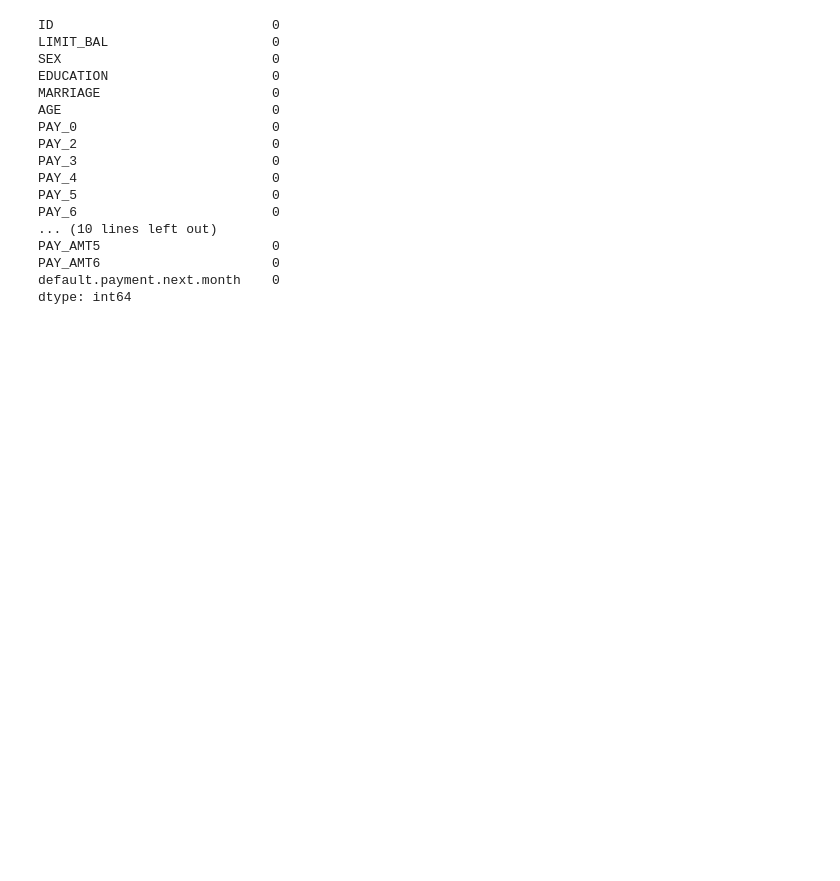
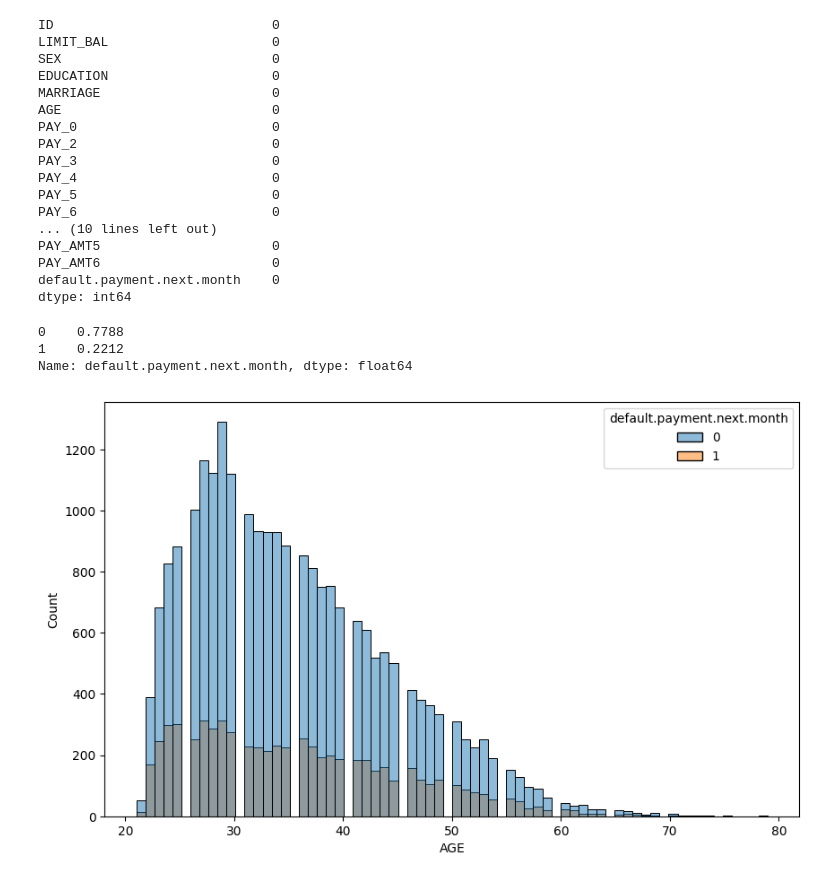
Before and after one commit to eeeds/Github-Actions-Project, a Jupyter notebook: notebooks/notebook.ipynb, the cells around one changed output. Cells and saved outputs as stored; diff of their text form; code cells hidden in the pictures; blank space fills up the shorter version.

```diff
--- a/notebooks/notebook.ipynb
+++ b/notebooks/notebook.ipynb
@@ -87,3 +91,22 @@ PAY_AMT5                      0
 PAY_AMT6                      0
 default.payment.next.month    0
 dtype: int64
+# %%
+## next payment-dataset distribution
+
+df['default.payment.next.month'].value_counts(normalize=True)
+
+
+## We can see that our dataset is imbalanced.
+# %% [output]
+0    0.7788
+1    0.2212
+Name: default.payment.next.month, dtype: float64
+# %%
+## People age distribution among next month payment.
+
+plt.figure(figsize=(10,6))
+sns.histplot(data = df, x = df['AGE'], hue = df['default.payment.next.month'])
+plt.show()
+# %% [output]
+[figure, added]
```
Also changed, not shown: parts of 37 cells of this notebook, 2 other files.
